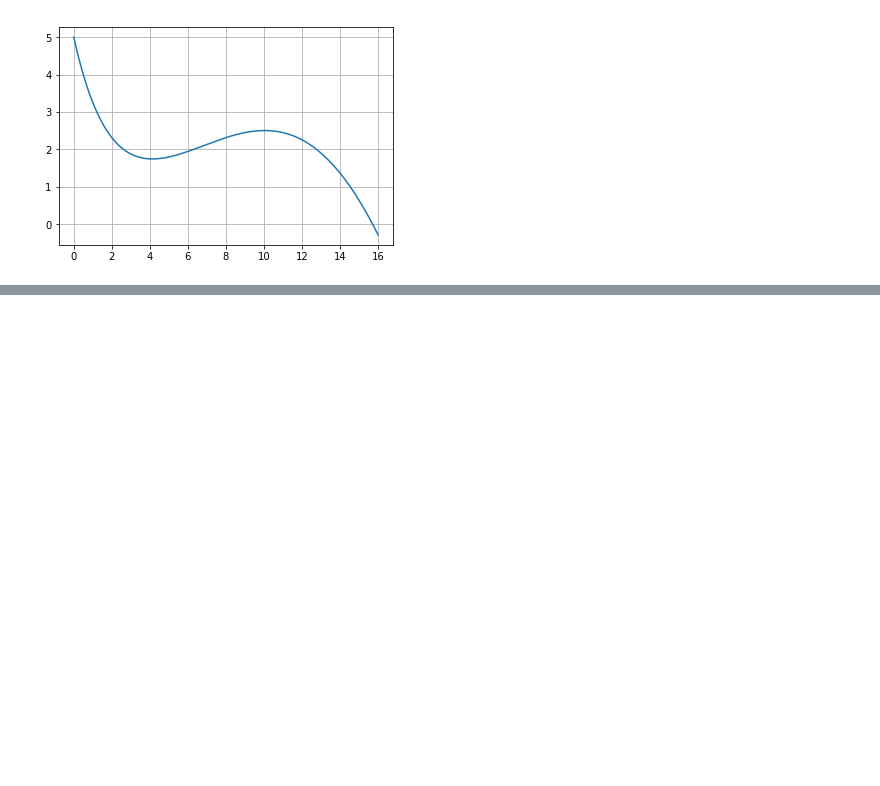
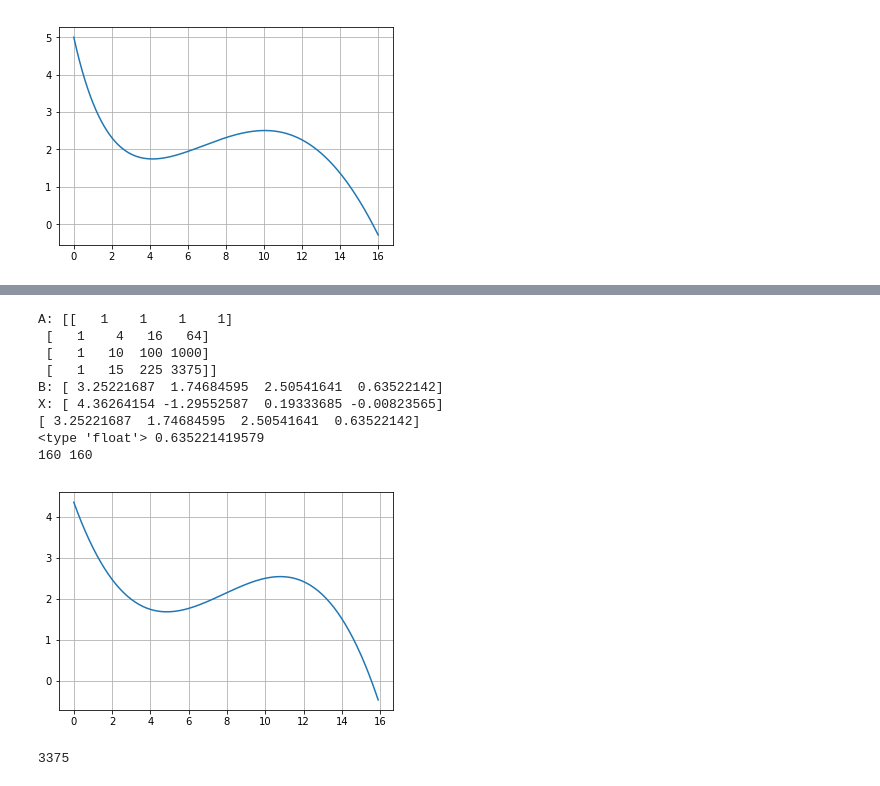
Before and after one commit to dastrix/datasciencecoursera, a Jupyter notebook: asw2/assigement_w2_2.ipynb, the cells around one changed output, grey strips where cells are left out. Drawn from its saved outputs; the diff is of its cells as text; code cells hidden in the pictures; blank space fills up the shorter version.

```diff
--- a/asw2/assigement_w2_2.ipynb
+++ b/asw2/assigement_w2_2.ipynb
@@ -59,0 +115,41 @@ def f2(a,x):
+# %%
+from scipy import linalg
+
+a = np.array([[1, 1, 1, 1], [1, 4, 16, 64], [1, 10, 100, 1000], [1, 15, 225, 3375]])
+b = np.array([fnc(1),fnc(4),fnc(10),fnc(15)])
+
+print "A:", a
+print "B:",b
+
+M = x = linalg.solve(a,b, overwrite_a=True, overwrite_b=True)
+print "X:", x
+print np.dot(a, x)
+
+
+def f2(x):
+    return np.dot(M, np.array([1, x, x*x, math.pow(x,3)]))
+
+
+print type(float(f2(1))), f2(15)
+
+
+rr = np.arange(0, 16, 0.1)
+print len([f2(i) for i in rr]), len(rr)
+plt.plot(rr, [f2(i) for i in rr])
+plt.grid(True)
+plt.show()
+# %% [output]
+A: [[   1    1    1    1]
+ [   1    4   16   64]
+ [   1   10  100 1000]
+ [   1   15  225 3375]]
+B: [ 3.25221687  1.74684595  2.50541641  0.63522142]
+X: [ 4.36264154 -1.29552587  0.19333685 -0.00823565]
+[ 3.25221687  1.74684595  2.50541641  0.63522142]
+<type 'float'> 0.635221419579
+160 160
+[figure, added]
+# %%
+15*15*15
+# %% [output]
+3375
```
Also changed, not shown: parts of 2 cells of this notebook, 1 other file.
